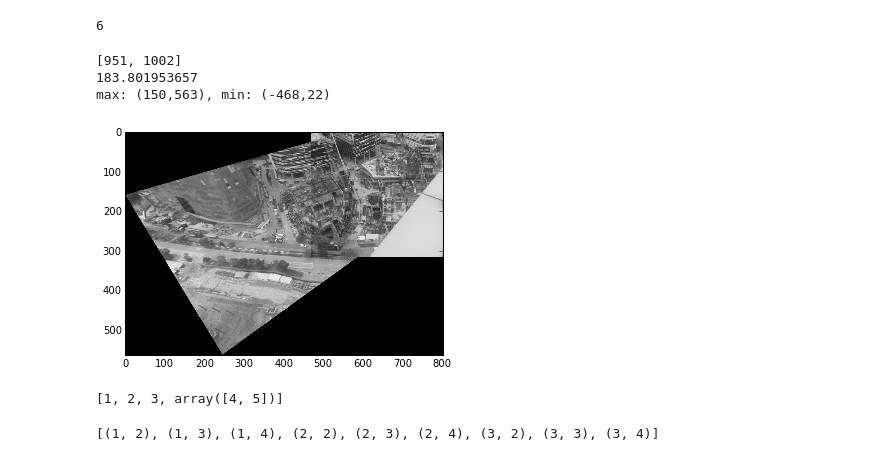
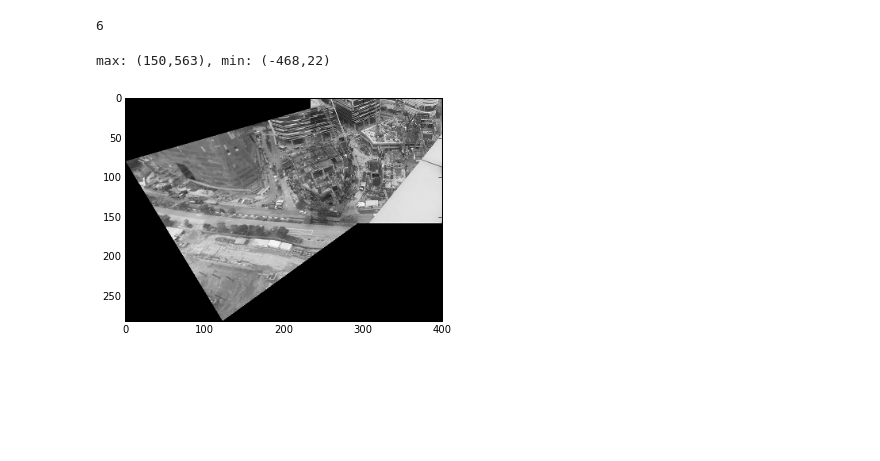
Before and after one commit to arnfred/Mirror-Match, a Jupyter notebook: code/face-cluster/Panorama.ipynb, the cells around one changed output. Saved outputs shown, nothing was run; the diff lists cells and outputs as text; code cells hidden in the pictures; blank space fills up the shorter version.

```diff
--- a/code/face-cluster/Panorama.ipynb
+++ b/code/face-cluster/Panorama.ipynb
@@ -164,19 +166,24 @@ g.max_edge_index
 6
 # %%
 from scipy.interpolate import griddata
+from scipy.misc import imresize
 
-def combine(im1, im2, h_1_2) :
+def combine(im1, im2, h_1_2, scale = 0.5) :
     """ Combining two images """
 
     # Utility function for calculating the transformation of a point with homography
     def fromHom(p,h) :
-        crd = numpy.array([p[0], p[1], 1]).dot(h.T)
+        crd = h.dot(numpy.array([p[0], p[1], 1]))
         crd_norm = crd / crd[2]
         return (crd_norm[0], crd_norm[1])
 
+    # Get image coordinates
+    (im1_y, im1_x) = im1.shape
+    (im2_y, im2_x) = im2.shape
+
     # Collect data points for the transformed image
     im_data = numpy.zeros((im1.shape[0]*im1.shape[1],3))
-    for k,(x,y) in enumerate(product(range(0,im1.shape[1]), range(0, im1.shape[0]))) :
+    for k,(x,y) in enumerate(product(range(0, im1_x), range(0, im1_y))) :
         (x_new, y_new) = fromHom((x,y),h_1_2)
         im_data[k,:] = numpy.array((x_new, y_new, im1[y,x]))
 
@@ -186,8 +193,7 @@ def combine(im1, im2, h_1_2) :
     min_x = numpy.min(im_data[:,0])
     min_y = numpy.min(im_data[:,1])
 
-    (im2_y, im2_x) = im2.shape
-
+    # Calculate padding for canvas
     padding_min_x = max(min_x,0)
     padding_max_x = max(im2_x - max_x, 0)
     padding_min_y = max(min_y,0)
@@ -195,39 +201,47 @@ def combine(im1, im2, h_1_2) :
 
     # Interpolate result
     grid_y, grid_x = numpy.mgrid[min_y-padding_min_y:max_y+padding_max_y, min_x-padding_min_x:max_x+padding_max_x]
-    im_interp = griddata(im_data[:,0:2], im_data[:,2], (grid_x, grid_y), method='cubic', fill_value=0)
+    im_interp = griddata(im_data[:,0:2], im_data[:,2], (grid_x, grid_y), method='linear', fill_value=0)
+
+    # Cut highlights
+    im_interp[im_interp > 255] = 255
+    im_interp[im_interp < 0] = 0
 
     # Fill in im2
-    for x,y in product(range(0,im2.shape[1]), range(0, im2.shape[0])) :
+    offset_x = max(-1*min_x,0)
+    offset_y = max(-1*min_y,0)
+    for x, y in product(range(0, im2_x), range(0, im2_y)) :
         if im2[y,x] > 0 :
-            im_interp[y+max(-1*min_y,0),x+max(-1*min_x,0)] = im2[y,x]
+            im_interp[y + offset_y, x + offset_x] = im2[y,x]
+
+    # Scale result
+    im_r = imresize(im_interp, size=float(scale), interp='bicubic')
 
     # Debug output
     print("max: (%i,%i), min: (%i,%i)" % (max_x, max_y, min_x, min_y))
-    imshow(im_interp)
-    imsave("interp.jpg", im_interp)
+    gray()
+    imshow(im_r)
+    imsave("interp.jpg", im_r)
+
+    # Scaling homography
+    h_s = numpy.identity(3)
+    h_s[0,0] = scale
+    h_s[1,1] = scale
 
     # Now calculate new_h1, new_h2
+    h_1_r = numpy.identity(3)
+    h_1_r[0,2] = -1*min_x
+    h_1_r[1,2] = -1*min_y
+    h_1_r = h_s.dot(h_1_r).dot(h_1_2)
 
-    return im_interp
-print(map(lambda n : n*3,images[0].shape))
-result = combine(images[0], images[3], homographies[0])
-gray()
-#imshow(result)
-#imsave("test.jpg", result)
+    h_2_r = numpy.identity(3)
+    h_2_r[0,2] = max(-1*min_x,0)
+    h_2_r[1,2] = max(-1*min_y,0)
+    h_2_r = h_s.dot(h_2_r)
+
+    return im_r, h_1_r, h_2_r
-# %% [output]
-[951, 1002]
-183.801953657
-max: (150,563), min: (-468,22)
-[figure, removed]
-# %%
-numpy.mgrid[0:10, 0:10]
-c = [1,2,3]
-c = c + [numpy.array((4,5))]
-c
-# %% [output]
-[1, 2, 3, array([4, 5])]
-# %%
-list(product([1,2,3],[2,3,4]))
-# %% [output]
-[(1, 2), (1, 3), (1, 4), (2, 2), (2, 3), (2, 4), (3, 2), (3, 3), (3, 4)]
+# %%
+r1, h_0_r1, h_3_r1 = combine(images[0], images[3], homographies[0])
+# %% [output]
+max: (150,563), min: (-468,22)
+[figure, added]
```
Also changed, not shown: parts of 5 cells of this notebook, 2 other files.
